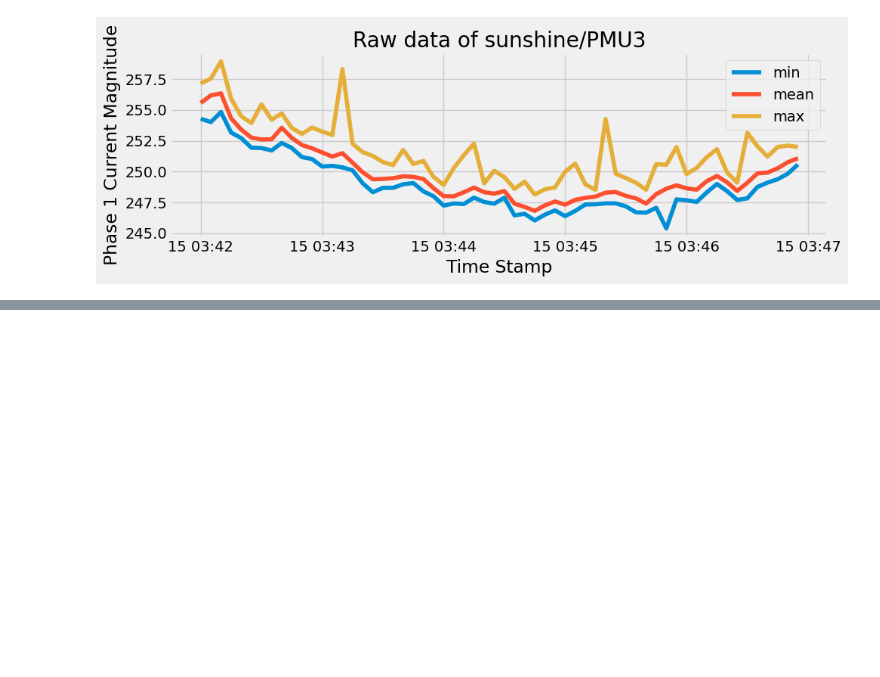
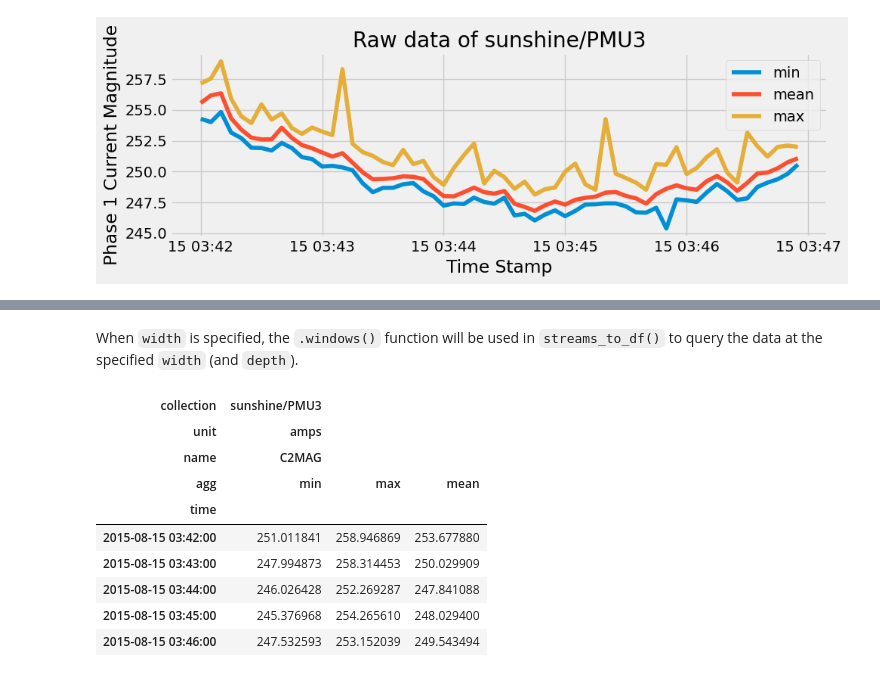
Before and after one commit to PingThingsIO/ni4ai-notebooks, a Jupyter notebook: analytics/Exploring Sunshine Data.ipynb, the cells around one changed output, grey strips where cells are left out. Saved outputs shown, nothing was run; the diff lists cells and outputs as text; code cells hidden in the pictures; blank space fills up the shorter version.

```diff
--- a/analytics/Exploring Sunshine Data.ipynb
+++ b/analytics/Exploring Sunshine Data.ipynb
@@ -176,0 +224,19 @@ plt.show()
+# %% [markdown]
+When `width` is specified, the `.windows()` function will be used in `streams_to_df()` to query the data at the specified `width` (and `depth`).
+# %%
+df = streams_to_df(s, start, end,
+                   width=ns_delta(minutes=1),
+                   agg=['min', 'mean', 'max'],
+                   to_datetime=True)
+df.head()
+# %% [output]
+| collection | sunshine/PMU3 |  |  |
+| unit | amps |  |  |
+| name | C2MAG |  |  |
+| agg | min | max | mean |
+| time |  |  |  |
+| 2015-08-15 03:42:00 | 251.011841 | 258.946869 | 253.677880 |
+| 2015-08-15 03:43:00 | 247.994873 | 258.314453 | 250.029909 |
+| 2015-08-15 03:44:00 | 246.026428 | 252.269287 | 247.841088 |
+| 2015-08-15 03:45:00 | 245.376968 | 254.265610 | 248.029400 |
+| 2015-08-15 03:46:00 | 247.532593 | 253.152039 | 249.543494 |
```
Also changed, not shown: parts of 8 cells of this notebook, 2 other files.
